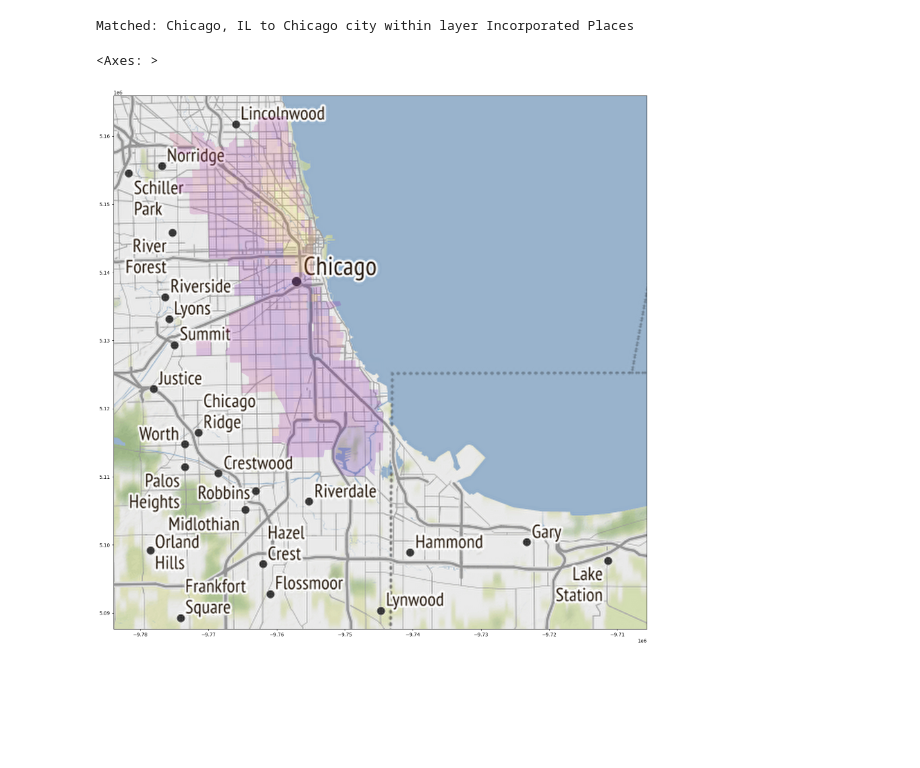
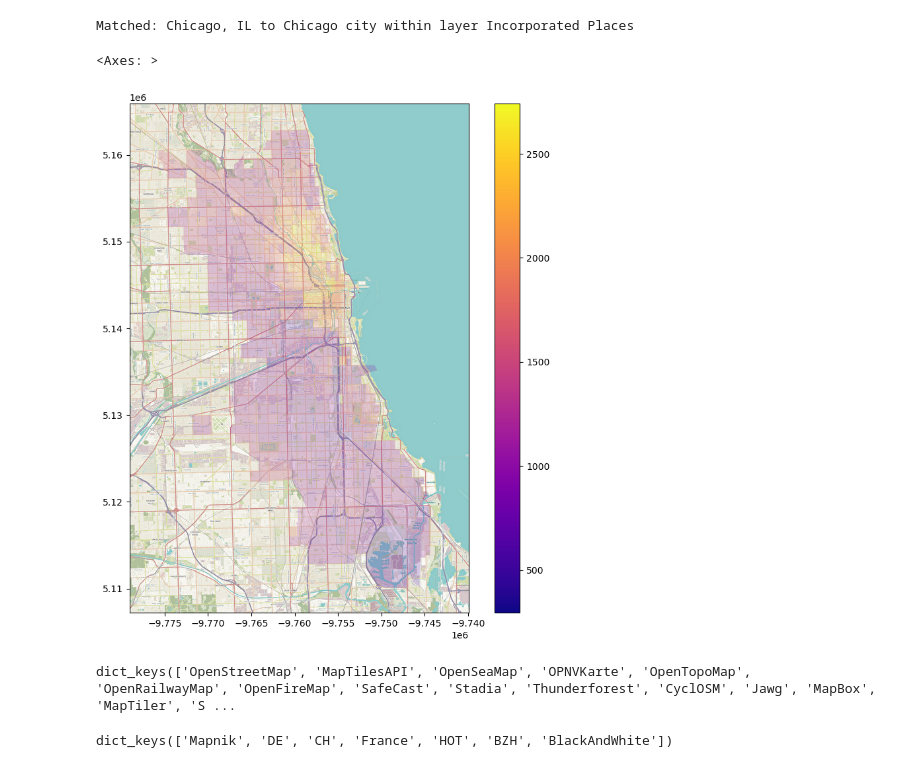
Before and after one commit to KathrynPanger/censusViz, a Jupyter notebook: scratch.ipynb, the cells around one changed output. Drawn from its saved outputs; the diff is of its cells as text; code cells hidden in the pictures; blank space fills up the shorter version.

```diff
--- a/scratch.ipynb
+++ b/scratch.ipynb
@@ -83,13 +81,22 @@ variables = ['B25105_001E']
 chicago = acs.from_place('Chicago, IL', variables=variables)
 # %% [output]
 Matched: Chicago, IL to Chicago city within layer Incorporated Places
+# %%
+chicago_basemap, chicago_extent = contextily.bounds2img(*chicago.total_bounds, zoom=13, source=contextily.providers.OpenStreetMap.BZH)
 # %%
-chicago_basemap, chicago_extent = contextily.bounds2img(*chicago.total_bounds, zoom=10,
-                                                        )
-f,ax = plt.subplots(1,1, figsize=(20,20))
+
+f,ax = plt.subplots(1,1, figsize=(10,10))
 ax.imshow(chicago_basemap, extent=chicago_extent, interpolation='sinc')
 chicago['housing_cost'] = chicago.eval('B25105_001E')
-chicago.plot('housing_cost', cmap='plasma', ax = ax, alpha=.2)
+chicago.plot('housing_cost', cmap='plasma', ax = ax, alpha=.2, legend = True)
 # %% [output]
 <Axes: >
-[figure, old version]
+[figure, new version]
+# %%
+contextily.providers.keys()
+# %% [output]
+dict_keys(['OpenStreetMap', 'MapTilesAPI', 'OpenSeaMap', 'OPNVKarte', 'OpenTopoMap', 'OpenRailwayMap', 'OpenFireMap', 'SafeCast', 'Stadia', 'Thunderforest', 'CyclOSM', 'Jawg', 'MapBox', 'MapTiler', 'S ...
+# %%
+contextily.providers.OpenStreetMap.keys()
+# %% [output]
+dict_keys(['Mapnik', 'DE', 'CH', 'France', 'HOT', 'BZH', 'BlackAndWhite'])
```
Also changed, not shown: parts of 3 cells of this notebook.
